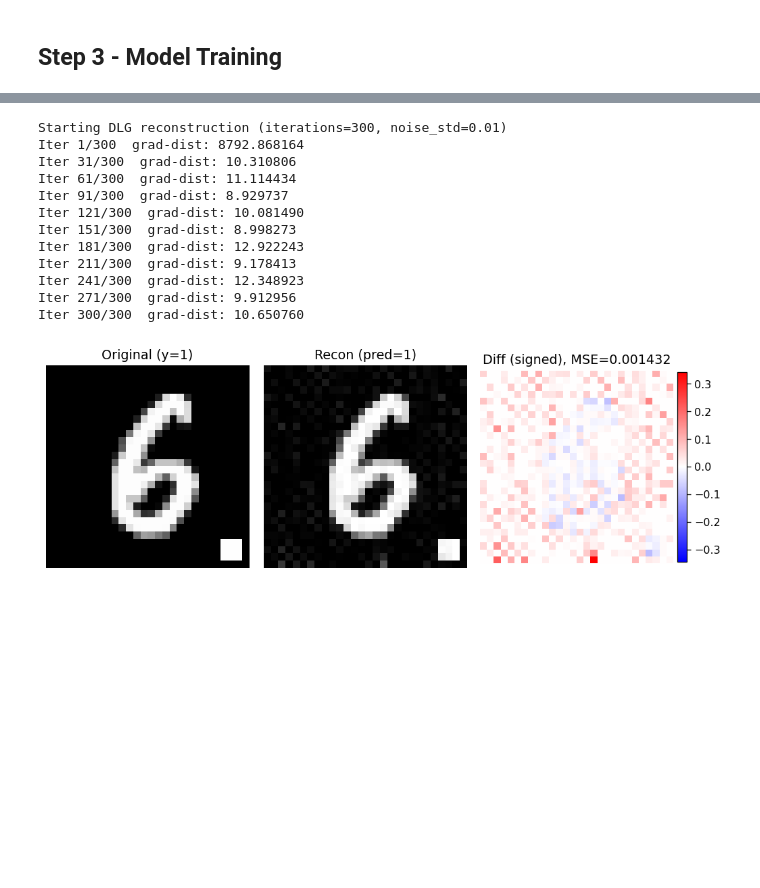
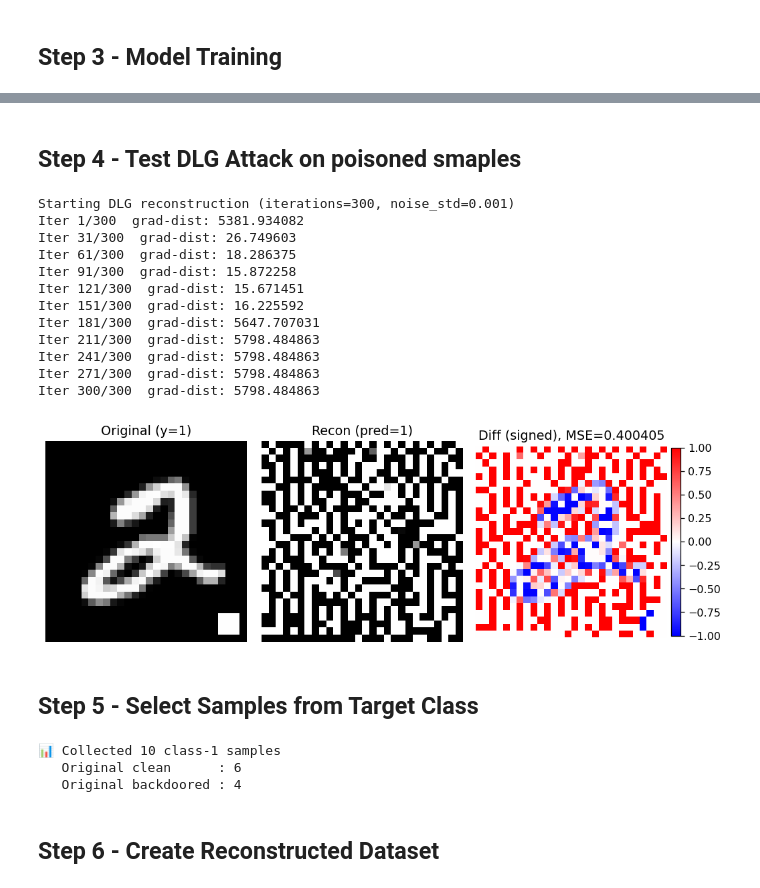
Before and after one commit to Simon-Kraft/reconstruction-activation-clustering, a Jupyter notebook: main.ipynb, the cells around one changed output, grey strips where cells are left out. Cells and saved outputs as stored; diff of their text form; code cells hidden in the pictures; blank space fills up the shorter version.

Commit message:
create reconstructed dataset

```diff
--- a/main.ipynb
+++ b/main.ipynb
@@ -174,8 +185,7 @@ def train(model, train_loader, test_loader, epochs=10, label=""):
     return model
 
 # Train Clean Model
-clean_model = train(SmallCNN(), clean_loader, test_loader, epochs=5, label="[CLEAN]")
+clean_model = train(SmallCNN(), clean_loader, test_loader, epochs=3, label="[CLEAN]")
 
-# Train Backdoor Model
-backdoor_model = train(SmallCNN(), poison_loader, test_loader, epochs=5, label="[BACKDOOR]")
+# maybe also train backdoor model
 # %% [output]
@@ -184,3 +195,5 @@ KeyboardInterrupt:
+# %% [markdown]
+## Step 4 - Test DLG Attack on poisoned smaples
 # %%
 imgs, labels = next(iter(poison_loader))
 poison_img, poison_label = None, None
@@ -194,7 +207,6 @@ for idx, (img, label) in enumerate(poisoned_train):
 poison_img = poison_img.unsqueeze(0).to(device)                    # shape (1,1,28,28)
 poison_label = torch.tensor([int(poison_label)], dtype=torch.long, device=device)  # shape (1,)
 # %%
-# clean_model = clean_model
 clean_model.eval()
 optimizer = optim.Adam(clean_model.parameters(), lr=1e-3)
 optimizer.zero_grad()
@@ -237,44 +249,77 @@ def plot_orig_recon_diff(orig, recon, orig_label=None, recon_logits=None, figsiz
 
     axes[1].imshow(recon_disp, cmap='gray', vmin=0, vmax=1)
     axes[1].axis('off')
     if recon_logits is not None:
         pred = int(torch.softmax(recon_logits, dim=-1).argmax().item())
         axes[1].set_title(f'Recon (pred={pred})')
     else:
         axes[1].set_title('Reconstruction')
 
     im = axes[2].imshow(diff, cmap='bwr', vmin=-absdiff.max(), vmax=absdiff.max())
     axes[2].axis('off')
     axes[2].set_title(f'Diff (signed), MSE={mse:.6f}')
     fig.colorbar(im, ax=axes[2], fraction=0.046, pad=0.02)
 
     plt.tight_layout()
     plt.show()
 
     return mse
 
 recon_input, recon_label_logits, final_loss = dlg_reconstruct(
     model=clean_model,
     target_gradients=target_grad,
     gt_shape=poison_img.shape,
     iterations=300,
-    noise_std=0.1,
+    noise_std=0.001,
     clamp=(norm_min, norm_max),   # allow full normalized range of [0,1] raw images
     verbose=True,
     device=device
 )
 mse = plot_orig_recon_diff(poison_img, recon_input, orig_label=poison_label, recon_logits=recon_label_logits)
 # %% [output]
-Starting DLG reconstruction (iterations=300, noise_std=0.01)
-Iter 1/300  grad-dist: 8792.868164
-Iter 31/300  grad-dist: 10.310806
-Iter 61/300  grad-dist: 11.114434
-Iter 91/300  grad-dist: 8.929737
-Iter 121/300  grad-dist: 10.081490
-Iter 151/300  grad-dist: 8.998273
-Iter 181/300  grad-dist: 12.922243
-Iter 211/300  grad-dist: 9.178413
-Iter 241/300  grad-dist: 12.348923
-Iter 271/300  grad-dist: 9.912956
-Iter 300/300  grad-dist: 10.650760
+Starting DLG reconstruction (iterations=300, noise_std=0.001)
+Iter 1/300  grad-dist: 5381.934082
+Iter 31/300  grad-dist: 26.749603
+Iter 61/300  grad-dist: 18.286375
+Iter 91/300  grad-dist: 15.872258
+Iter 121/300  grad-dist: 15.671451
+Iter 151/300  grad-dist: 16.225592
+Iter 181/300  grad-dist: 5647.707031
+Iter 211/300  grad-dist: 5798.484863
+Iter 241/300  grad-dist: 5798.484863
+Iter 271/300  grad-dist: 5798.484863
+Iter 300/300  grad-dist: 5798.484863
-[figure, old version]
+[figure, new version]
+# %% [markdown]
+## Step 5 - Select Samples from Target Class
+# %%
+N_SAMPLES = 10  # total images to collect (adjust as needed)
+
+# Grab indices of target class samples
+target_indices = [
+    i for i in range(len(poisoned_train))
+    if poisoned_train.labels[i] == TARGET_CLASS
+][:N_SAMPLES]
+
+# Stack images and collect labels + poison flags
+imgs_collect   = torch.stack([poisoned_train[i][0] for i in target_indices])
+labels_collect = [poisoned_train.labels[i] for i in target_indices]
+truth_flags    = np.array([poisoned_train.is_poisoned[i] for i in target_indices])
+
+# Split indices by group for easy access later
+clean_indices = np.where(~truth_flags)[0]   # rows in imgs_collect that are clean
+bd_indices    = np.where( truth_flags)[0]   # rows in imgs_collect that are backdoored
+
+imgs_clean    = imgs_collect[clean_indices]
+imgs_bd       = imgs_collect[bd_indices]
+
+# Summary
+print(f"📊 Collected {len(target_indices)} class-{TARGET_CLASS} samples")
+print(f"   Original clean      : {len(clean_indices)}")
+print(f"   Original backdoored : {len(bd_indices)}")
+# %% [output]
+📊 Collected 10 class-1 samples
+   Original clean      : 6
+   Original backdoored : 4
+# %% [markdown]
+## Step 6 - Create Reconstructed Dataset
```
Also changed, not shown: parts of 10 cells of this notebook.
